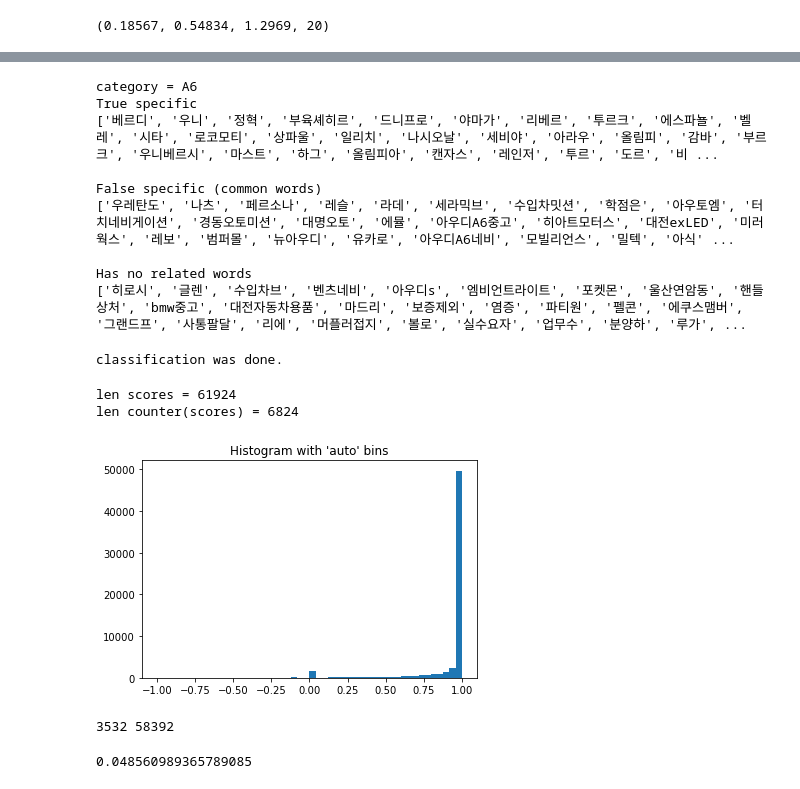
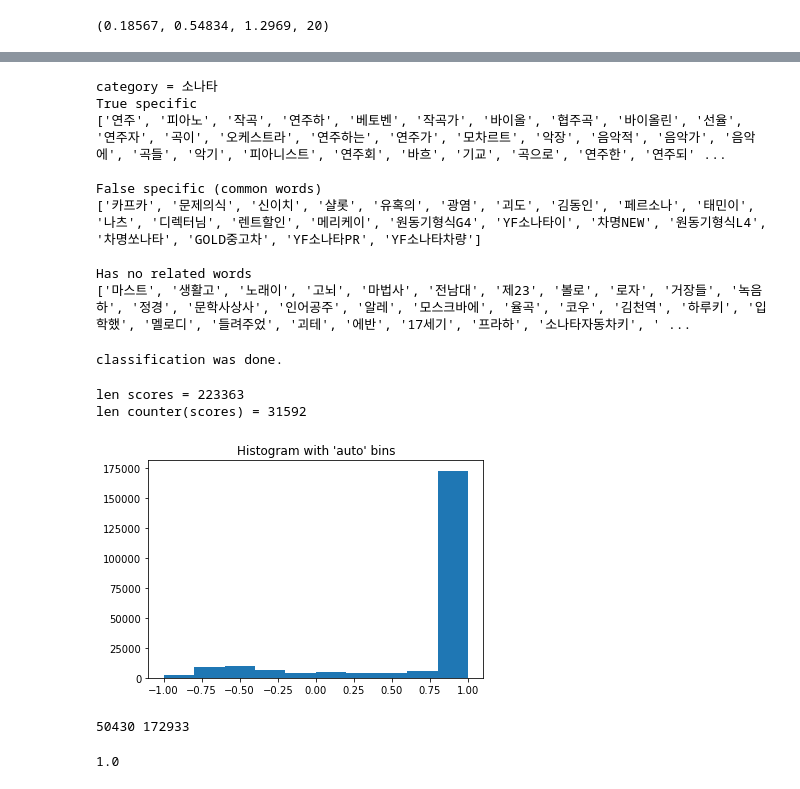
Before and after one commit to lovit/archive_carblog_preliminary_analysis, a Jupyter notebook: jupyter/step4_document_classification.ipynb, the cells around one changed output, grey strips where cells are left out. Saved outputs shown, nothing was run; the diff lists cells and outputs as text; code cells hidden in the pictures.

Commit message:
Fix negative score factor bug

```diff
--- a/jupyter/step4_document_classification.ipynb
+++ b/jupyter/step4_document_classification.ipynb
@@ -49,15 +49,16 @@ for c, words in enumerate(category_sensitive_words):
 24 1290
 25 1472
 26 2142
+# %%
+c = 10
+with open('{}/related_words_c{}.pkl'.format(model_directory, c), 'rb') as f:
+    W_ij = pickle.load(f)
 # %%
-c = 0
-with open('{}/related_words_c{}.pkl'.format(model_directory, c), 'rb') as f:
-    W_ij = pickle.load(f)
 #     sensitive_words = set(category_sensitive_words[c])
 #     common_words = set(common_words)
 sensitive_words = set(remove_alphabet_number_comb(category_sensitive_words[c]))
 common_words = set(remove_alphabet_number_comb(common_words))
-true_specific, false_specific, has_no_relateds = select_specific_words(W_ij, sensitive_words, common_words, cost_factor=1.0, cutoff=0.00)
+true_specific, false_specific, has_no_relateds = select_specific_words(W_ij, sensitive_words, common_words, cost_factor=1.0, cutoff=0.1)
 # %%
 print('category = {}'.format(index2category[c]))
 print('True specific')
@@ -67,15 +68,15 @@ print(remove_alphabet_number_comb([word for word, _ in false_specific]))
 print('\nHas no related words')
 print(remove_alphabet_number_comb([word for word, _ in has_no_relateds]))
 # %% [output]
-category = A6
+category = 소나타
 True specific
-['베르디', '우니', '정혁', '부육셰히르', '드니프로', '야마가', '리베르', '투르크', '에스파뇰', '벨레', '시타', '로코모티', '상파울', '일리치', '나시오날', '세비야', '아라우', '올림피', '감바', '부르크', '우니베르시', '마스트', '하그', '올림피아', '캔자스', '레인저', '투르', '도르', '비 ...
+['연주', '피아노', '작곡', '연주하', '베토벤', '작곡가', '바이올', '협주곡', '바이올린', '선율', '연주자', '곡이', '오케스트라', '연주하는', '연주가', '모차르트', '악장', '음악적', '음악가', '음악에', '곡들', '악기', '피아니스트', '연주회', '바흐', '기교', '곡으로', '연주한', '연주되' ...
 
 False specific (common words)
-['우레탄도', '나츠', '페르소나', '레슬', '라데', '세라믹브', '수입차밋션', '학점은', '아우토엠', '터치네비게이션', '경동오토미션', '대명오토', '에뮬', '아우디A6중고', '히아트모터스', '대전exLED', '미러웍스', '레보', '범퍼몰', '뉴아우디', '유카로', '아우디A6네비', '모빌리언스', '밀텍', '아식' ...
+['카프카', '문제의식', '신이치', '샬롯', '유혹의', '광염', '괴도', '김동인', '페르소나', '태민이', '나츠', '디렉터님', '렌트할인', '메리케이', '원동기형식G4', 'YF소나타이', '차명NEW', '원동기형식L4', '차명쏘나타', 'GOLD중고차', 'YF소나타PR', 'YF소나타차량']
 
 Has no related words
-['히로시', '글렌', '수입차브', '벤츠네비', '아우디s', '엠비언트라이트', '포켓몬', '울산연암동', '핸들상처', 'bmw중고', '대전자동차용품', '마드리', '보증제외', '염증', '파티원', '펠콘', '에쿠스맴버', '그랜드프', '사통팔달', '리에', '머플러접지', '볼로', '실수요자', '업무수', '분양하', '루가', ...
+['마스트', '생활고', '노래이', '고뇌', '마법사', '전남대', '제23', '볼로', '로자', '거장들', '녹음하', '정경', '문학사상사', '인어공주', '알레', '모스크바에', '율곡', '코우', '김천역', '하루키', '입학했', '멜로디', '들려주었', '괴테', '에반', '17세기', '프라하', '소나타자동차키', ' ...
 # %%
 positive_features = {word for word in common_words}
 positive_features.update([word for word, _ in false_specific])
@@ -90,7 +91,7 @@ x = mmread(x_fname).tocsr()
 # %%
 def classify_documents(x, positive_features, negative_features, negative_score_factor=1.0):
     n, m = x.shape
-    factor = negative_score_factor * len(negative_features) / len(positive_features)
+    factor = negative_score_factor * len(positive_features) / len(negative_features)
 
     rows, cols = x.nonzero()
     data = x.data
@@ -118,21 +119,21 @@ def classify_documents(x, positive_features, negative_features, negative_score_f
     print('\rclassification was done.{}'.format(' '*50))
     return scores, num_features, unknown_features
 # %%
-scores, num_features, unknown_features = classify_documents(x, positive_features, negative_features, negative_score_factor=100)
+scores, num_features, unknown_features = classify_documents(x, positive_features, negative_features, negative_score_factor=1)
 # %% [output]
 classification was done.
 # %%
 print('len scores =',len(scores))
 print('len counter(scores) =',len(Counter(scores)))
 # %% [output]
-len scores = 61924
-len counter(scores) = 6824
+len scores = 223363
+len counter(scores) = 31592
 # %%
-plt.hist(scores, bins=50)
+plt.hist(scores, bins=10)
 plt.title("Histogram with 'auto' bins")
 plt.show()
 # %% [output]
-[figure, old version]
+[figure, new version]
 # %%
 def make_bow(doc, topk=30):
     import re
@@ -146,14 +147,15 @@ def make_bow(doc, topk=30):
     bow = [(t,tf) for t,tf in bow if not re.match(regex, t)][:topk]
     return bow
 # %%
-negative = [i for i, score in enumerate(scores) if score < 0.5]
-positive = [i for i, score in enumerate(scores) if score > 0.5]
+threshold = 0.8
+negative = [i for i, score in enumerate(scores) if score < threshold]
+positive = [i for i, score in enumerate(scores) if score > threshold]
 print(len(negative), len(positive))
 # %% [output]
-3532 58392
+50430 172933
 # %%
 scores[15]
 # %% [output]
-0.048560989365789085
+1.0
 # %%
 _counter = 0
```
Also changed, not shown: parts of 1 cell of this notebook, 1 other file.
